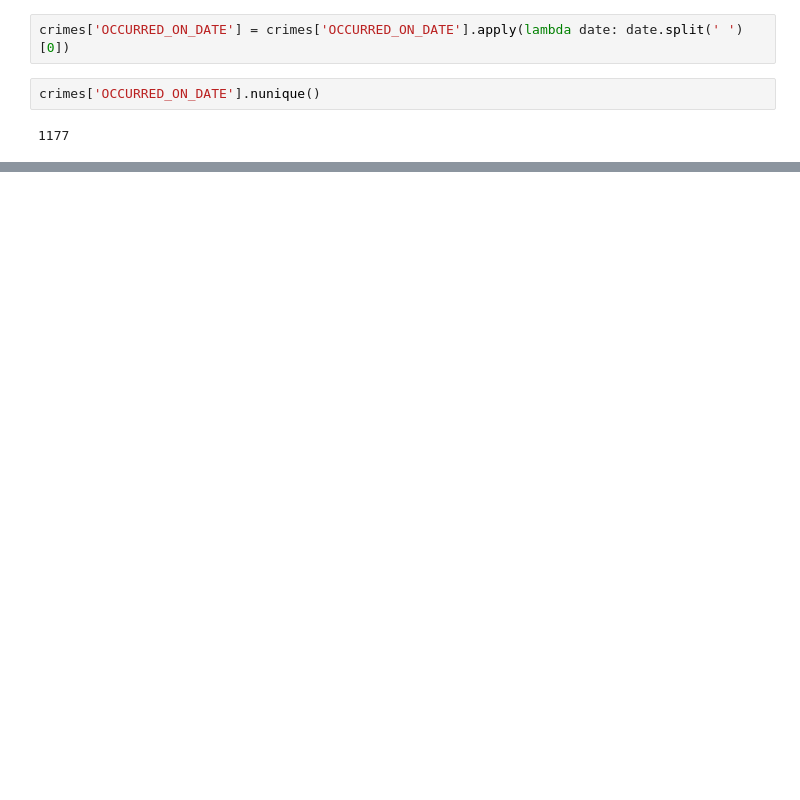
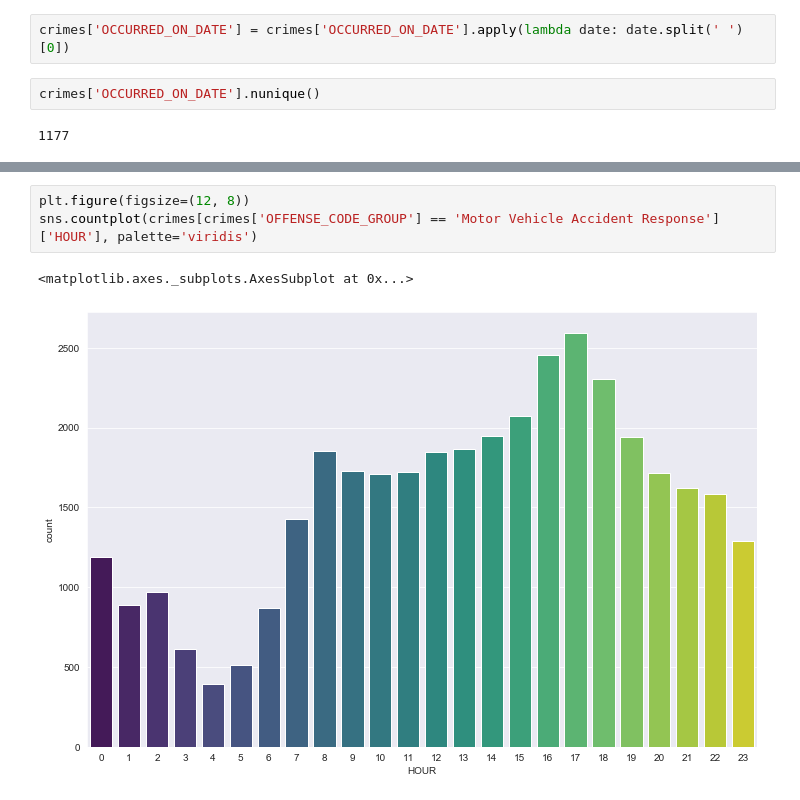
Before and after one commit to psaunderualberta/DataScienceProjects, a Jupyter notebook: Crimes in Boston.ipynb, the cells around one changed output, grey strips where cells are left out. Drawn from its saved outputs; the diff is of its cells as text; blank space fills up the shorter version.

```diff
--- a/Crimes in Boston.ipynb
+++ b/Crimes in Boston.ipynb
@@ -179,0 +216,6 @@ crimes['OCCURRED_ON_DATE'].nunique()
+# %%
+plt.figure(figsize=(12, 8))
+sns.countplot(crimes[crimes['OFFENSE_CODE_GROUP'] == 'Motor Vehicle Accident Response']['HOUR'], palette='viridis')
+# %% [output]
+<matplotlib.axes._subplots.AxesSubplot at 0x...>
+[figure, added]
```
Also changed, not shown: parts of 32 cells of this notebook.
